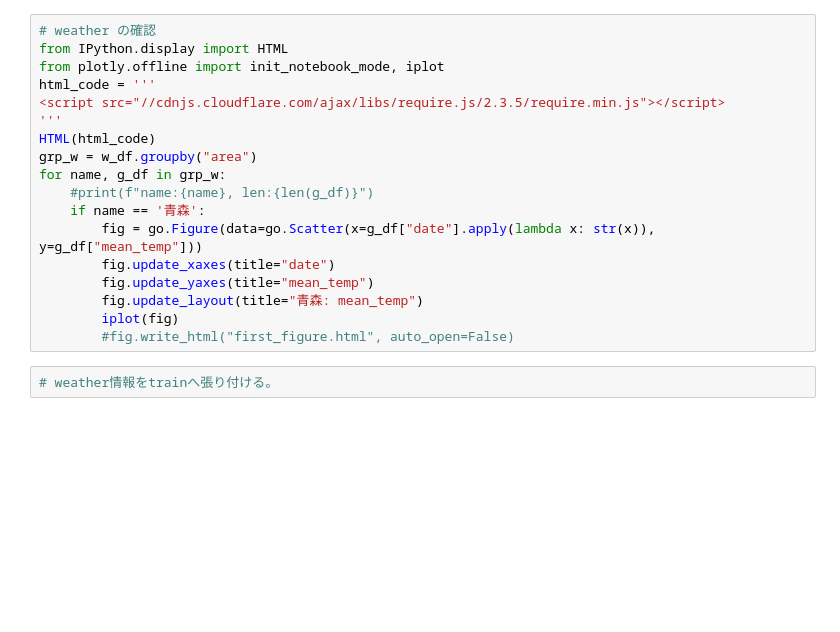
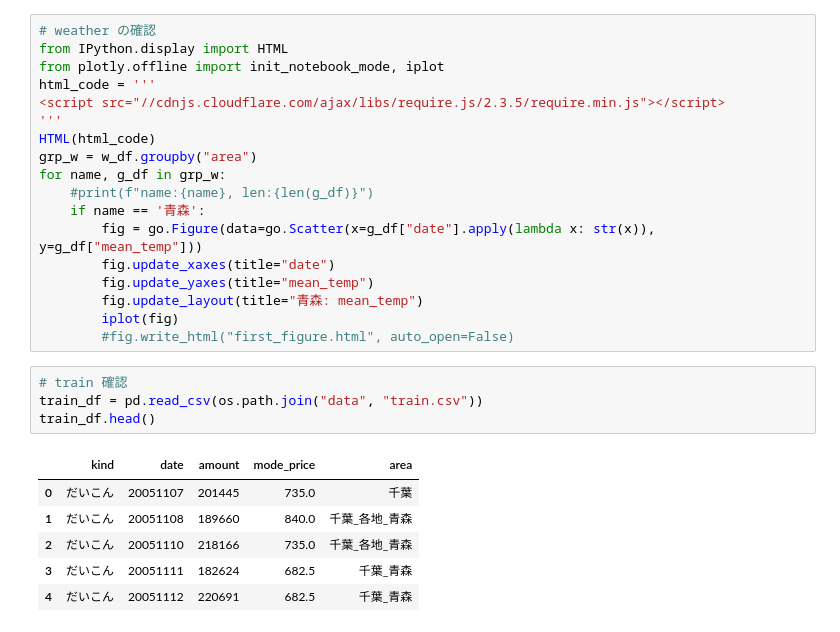
Before and after one commit to takashisuo/signate, a Jupyter notebook: nishika_vegetable/eda.ipynb, the cells around one changed output. Cells and saved outputs as stored; diff of their text form; blank space fills up the shorter version.

```diff
--- a/nishika_vegetable/eda_prophets.ipynb
+++ b/nishika_vegetable/eda.ipynb
@@ -44,5 +44,14 @@ for name, g_df in grp_w:
         fig.update_layout(title="青森: mean_temp")
         iplot(fig)
         #fig.write_html("first_figure.html", auto_open=False)
-# %%
-# weather情報をtrainへ張り付ける。
+# %%
+# train 確認
+train_df = pd.read_csv(os.path.join("data", "train.csv"))
+train_df.head()
+# %% [output]
+|  | kind | date | amount | mode_price | area |
+| 0 | だいこん | 20051107 | 201445 | 735.0 | 千葉 |
+| 1 | だいこん | 20051108 | 189660 | 840.0 | 千葉_各地_青森 |
+| 2 | だいこん | 20051110 | 218166 | 735.0 | 千葉_各地_青森 |
+| 3 | だいこん | 20051111 | 182624 | 682.5 | 千葉_青森 |
+| 4 | だいこん | 20051112 | 220691 | 682.5 | 千葉_青森 |
```
Also changed, not shown: parts of 2 cells of this notebook, 5 other files.
